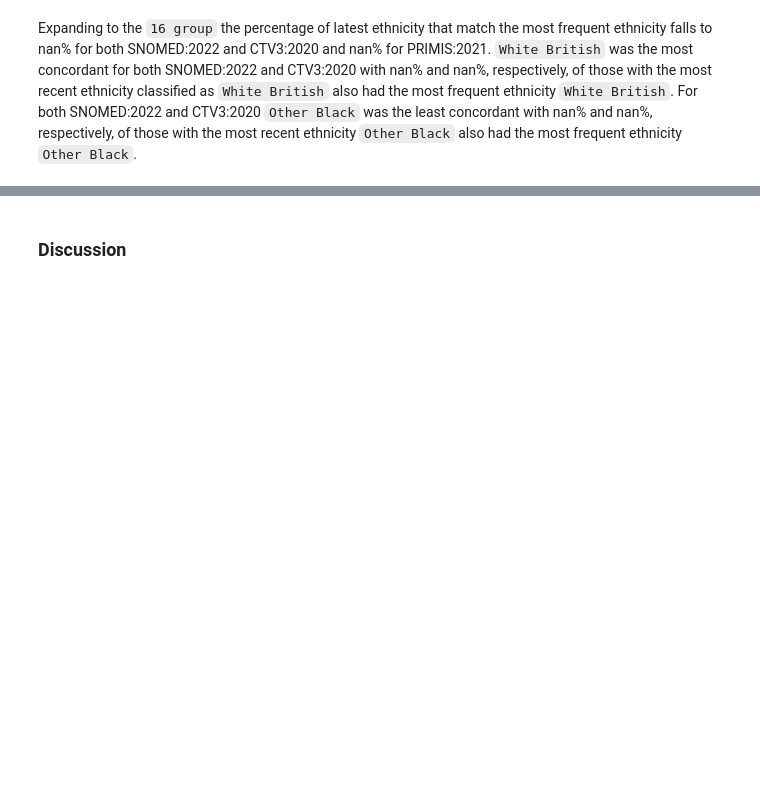
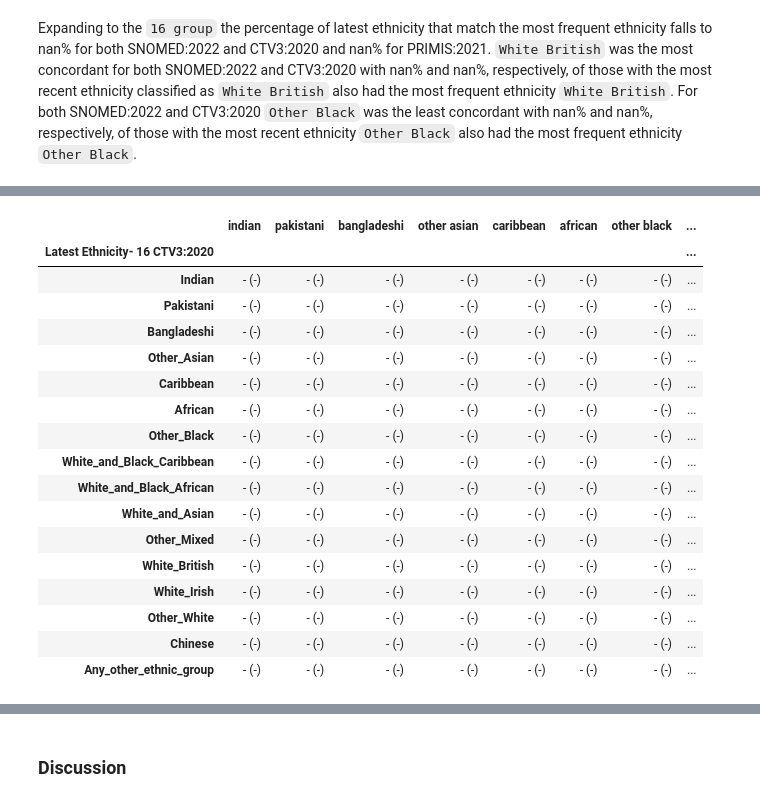
Before and after one commit to opensafely/ethnicity-short-data-report, a Jupyter notebook: notebooks_jupyter/local_report_ethnicity.ipynb, the cells around one changed output, grey strips where cells are left out. Saved outputs shown, nothing was run; the diff lists cells and outputs as text; code cells hidden in the pictures; blank space fills up the shorter version.

```diff
--- a/notebooks_jupyter/local_report_ethnicity.ipynb
+++ b/notebooks_jupyter/local_report_ethnicity.ipynb
@@ -492,6 +546,7 @@ for definition in definitions_16:
         df_state_change = df_state_change.replace("nan (nan)", "- (-)")
         df_state_change = df_state_change.reset_index()
         df_state_change = df_state_change.rename(definition_dict, axis='columns')
-        df_state_change = df_state_change.set_index(definition_dict[definition])
+        df_state_change.rename(columns={f'{definition_dict[definition]}':f'Latest Ethnicity-\n{definition_dict[definition]}'}, inplace=True)
+        df_state_change = df_state_change.set_index(f'Latest Ethnicity-\n{definition_dict[definition]}')
         df_state_change.columns = df_state_change.columns.str.replace("_", " ")
-        display(df_state_change)
+        # display(df_state_change)
@@ -698,9 +840,10 @@ for definition in definitions_16:
         df_out.columns=[f"matching ({columns[0]}%)",f"not matching ({columns[1]}%)"]
         df_out = df_out.reset_index()
         df_out = df_out.rename(definition_dict, axis='columns')
-        df_out = df_out.set_index(definition_dict[definition])
+        df_out.rename(columns={f'{definition_dict[definition]}':f'Latest Ethnicity-\n{definition_dict[definition]}'}, inplace=True)
+        df_out = df_out.set_index(f'Latest Ethnicity-\n{definition_dict[definition]}')
         df_out = df_out.replace(np.nan, "-")
-        display(df_out)
+        # display(df_out)
 
         if code_dict_16 != "":
             lowerlist_16 = [x.lower() for x in (list(code_dict_16[definition].values()))]
@@ -726,11 +869,9 @@ for definition in definitions_16:
         df_sum = df_sum.reset_index()
         df_sum = df_sum.replace("nan (nan)", "- (-)")
         df_sum = df_sum.rename(definition_dict, axis='columns')
-        df_sum = df_sum.set_index(definition_dict[definition])
+        df_sum.rename(columns={f'{definition_dict[definition]}':f'Latest Ethnicity-\n{definition_dict[definition]}'}, inplace=True)
+        df_sum = df_sum.set_index(f'Latest Ethnicity-\n{definition_dict[definition]}')
         df_sum.columns = df_sum.columns.str.replace("_", " ")
 
 
-        display(df_sum)
-    # df_expanded = pd.read_csv(f'../output/{output_path}/tables/latest_common_expanded_{definition}.csv').set_index(definition)
-
-    # display(df_expanded)
+        # display(df_sum)
@@ -850,3 +882,64 @@ Expanding to the `16 group` the percentage of latest ethnicity that match the mo
 # %% [output]
 
 Expanding to the `16 group` the percentage of latest ethnicity that match the most frequent ethnicity falls to nan% for both SNOMED:2022 and CTV3:2020 and nan% for PRIMIS:2021. `White British` was the most concordant for both SNOMED:2022 and CTV3:2020 with nan% and nan%, respectively, of those with the most recent ethnicity classified as `White British` also had the most frequent ethnicity `White British`. For both SNOMED:2022 and CTV3:2020 `Other Black` was the least concordant with nan% and nan%, respectively, of those with the most recent ethnicity `Other Black` also had the most frequent ethnicity `Other Black`.
+# %%
+for definition in definitions_16:
+        df_sum = pd.read_csv(f'../output/{output_path_16}/simple_latest_common_{definition}{suffix}_registered.csv').set_index(definition)
+        # sort rows by category index
+        df_sum.columns = df_sum.columns.str.replace(definition + "_", "")
+        df_sum.columns = df_sum.columns.str.lower()
+        df_sum = df_sum.reindex(list(code_dict_16[definition].values()))
+
+        df_counts = pd.DataFrame(
+            np.diagonal(df_sum),
+            index=df_sum.index,
+        #   columns=[f"matching (n={np.diagonal(df_sum).sum()})"],
+        )
+
+        df_sum2 = df_sum.copy(deep=True)
+        np.fill_diagonal(df_sum2.values, 0)
+        df_diag = pd.DataFrame(
+            df_sum2.sum(axis=1),
+        )
+        df_out = df_counts.merge(df_diag, right_index=True, left_index=True)
+        columns=round(df_out.sum()/df_out.sum(axis=1).sum()*100,1)
+        globals()[f'df_col_{definition}'] = columns
+        df_out.columns=[f"matching ({columns[0]}%)",f"not matching ({columns[1]}%)"]
+        df_out = df_out.reset_index()
+        df_out = df_out.rename(definition_dict, axis='columns')
+        df_out.rename(columns={f'{definition_dict[definition]}':f'Latest Ethnicity-\n{definition_dict[definition]}'}, inplace=True)
+        df_out = df_out.set_index(f'Latest Ethnicity-\n{definition_dict[definition]}')
+        df_out = df_out.replace(np.nan, "-")
+        display(df_out)
+
+        if code_dict_16 != "":
+            lowerlist_16 = [x.lower() for x in (list(code_dict_16[definition].values()))]
+            df_sum = df_sum[lowerlist_16]
+        else:
+            df_sum = df_sum.reindex(sorted(df_sum.columns), axis=1)
+
+        # Combine count and percentage columns
+        df_sum["population"]=df_sum.sum(axis = 1)
+        globals()[f'df_sum_pct_{definition}'] = df_sum
+        for item in lowerlist_16:
+            df_sum[item + "_pct"]= round(
+                    (df_sum[item].div(df_sum["population"])) * 100, 1
+                )
+
+            df_sum[item] = (
+                    df_sum[item].apply(lambda x: "{:,.0f}".format(x))
+                    + " ("
+                    + df_sum[item + "_pct"].astype(str)
+                    + ")"
+                )
+        df_sum = df_sum[lowerlist_16]
+        df_sum = df_sum.reset_index()
+        df_sum = df_sum.replace("nan (nan)", "- (-)")
+        df_sum = df_sum.rename(definition_dict, axis='columns')
+        df_sum.rename(columns={f'{definition_dict[definition]}':f'Latest Ethnicity-\n{definition_dict[definition]}'}, inplace=True)
+        df_sum = df_sum.set_index(f'Latest Ethnicity-\n{definition_dict[definition]}')
+        df_sum.columns = df_sum.columns.str.replace("_", " ")
+
+
+        display(df_sum)
+# %% [output]
@@ -852,0 +964,18 @@ Expanding to the `16 group` the percentage of latest ethnicity that match the mo
+|  | indian | pakistani | bangladeshi | other asian | caribbean | african | other black | ... |
+| Latest Ethnicity- 16 CTV3:2020 |  |  |  |  |  |  |  | ... |
+| Indian | - (-) | - (-) | - (-) | - (-) | - (-) | - (-) | - (-) | ... |
+| Pakistani | - (-) | - (-) | - (-) | - (-) | - (-) | - (-) | - (-) | ... |
+| Bangladeshi | - (-) | - (-) | - (-) | - (-) | - (-) | - (-) | - (-) | ... |
+| Other_Asian | - (-) | - (-) | - (-) | - (-) | - (-) | - (-) | - (-) | ... |
+| Caribbean | - (-) | - (-) | - (-) | - (-) | - (-) | - (-) | - (-) | ... |
+| African | - (-) | - (-) | - (-) | - (-) | - (-) | - (-) | - (-) | ... |
+| Other_Black | - (-) | - (-) | - (-) | - (-) | - (-) | - (-) | - (-) | ... |
+| White_and_Black_Caribbean | - (-) | - (-) | - (-) | - (-) | - (-) | - (-) | - (-) | ... |
+| White_and_Black_African | - (-) | - (-) | - (-) | - (-) | - (-) | - (-) | - (-) | ... |
+| White_and_Asian | - (-) | - (-) | - (-) | - (-) | - (-) | - (-) | - (-) | ... |
+| Other_Mixed | - (-) | - (-) | - (-) | - (-) | - (-) | - (-) | - (-) | ... |
+| White_British | - (-) | - (-) | - (-) | - (-) | - (-) | - (-) | - (-) | ... |
+| White_Irish | - (-) | - (-) | - (-) | - (-) | - (-) | - (-) | - (-) | ... |
+| Other_White | - (-) | - (-) | - (-) | - (-) | - (-) | - (-) | - (-) | ... |
+| Chinese | - (-) | - (-) | - (-) | - (-) | - (-) | - (-) | - (-) | ... |
+| Any_other_ethnic_group | - (-) | - (-) | - (-) | - (-) | - (-) | - (-) | - (-) | ... |
```
Also changed, not shown: parts of 31 cells of this notebook.
